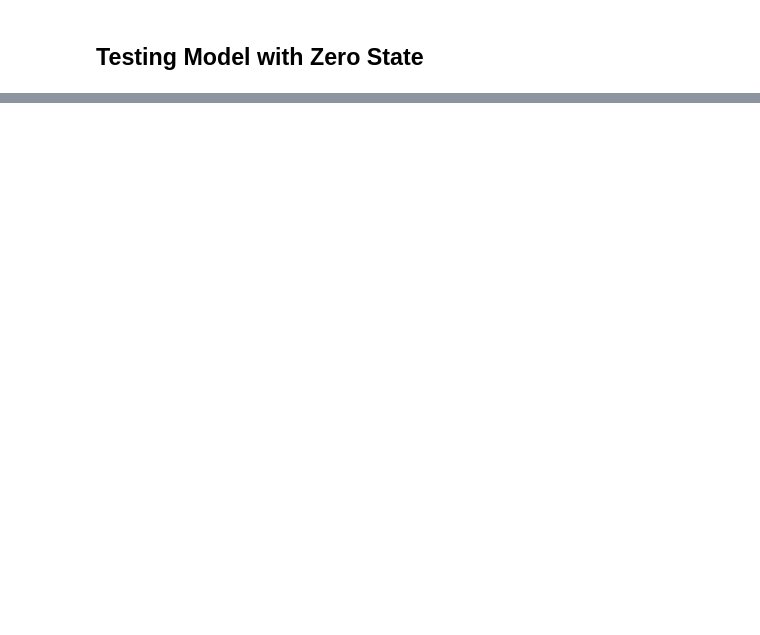
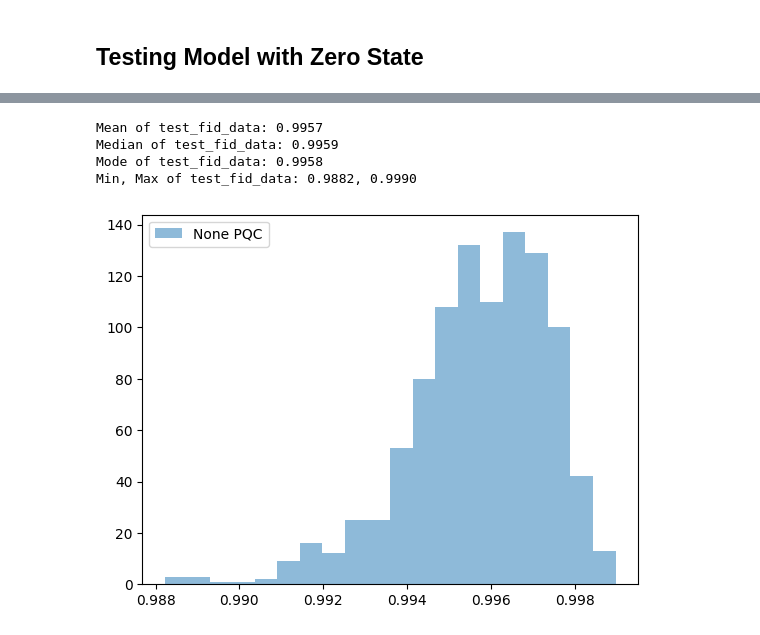
Before and after one commit to ashutiw2k/pqc-qec, a Jupyter notebook: testnotebooks/transformers/TestSimpleTransformerCUDA.ipynb, the cells around one changed output, grey strips where cells are left out. Cells and saved outputs as stored; diff of their text form; code cells hidden in the pictures; blank space fills up the shorter version.

```diff
--- a/testnotebooks/transformers/TestSimpleTransformerCUDA.ipynb
+++ b/testnotebooks/transformers/TestSimpleTransformerCUDA.ipynb
@@ -588,0 +611,19 @@ Min, Max of test_fid_data: 0.9912, 1.0000
+# %%
+mean_fid_data = mean(none_fid_arr)
+median_fid_data = median(none_fid_arr)
+mode_fid_data = mode(none_fid_arr)
+
+print(f"Mean of test_fid_data: {mean_fid_data:.4f}")
+print(f"Median of test_fid_data: {median_fid_data:.4f}")
+print(f"Mode of test_fid_data: {mode_fid_data:.4f}")
+print(f"Min, Max of test_fid_data: {min(none_fid_arr):.4f}, {max(none_fid_arr):.4f}")
+
+plt.hist(none_fid_arr, bins=20, alpha=0.5, label='None PQC')
+plt.legend()
+plt.show()
+# %% [output]
+Mean of test_fid_data: 0.9957
+Median of test_fid_data: 0.9959
+Mode of test_fid_data: 0.9958
+Min, Max of test_fid_data: 0.9882, 0.9990
+[figure, added]
```
Also changed, not shown: parts of 12 cells of this notebook, 2 other files.
